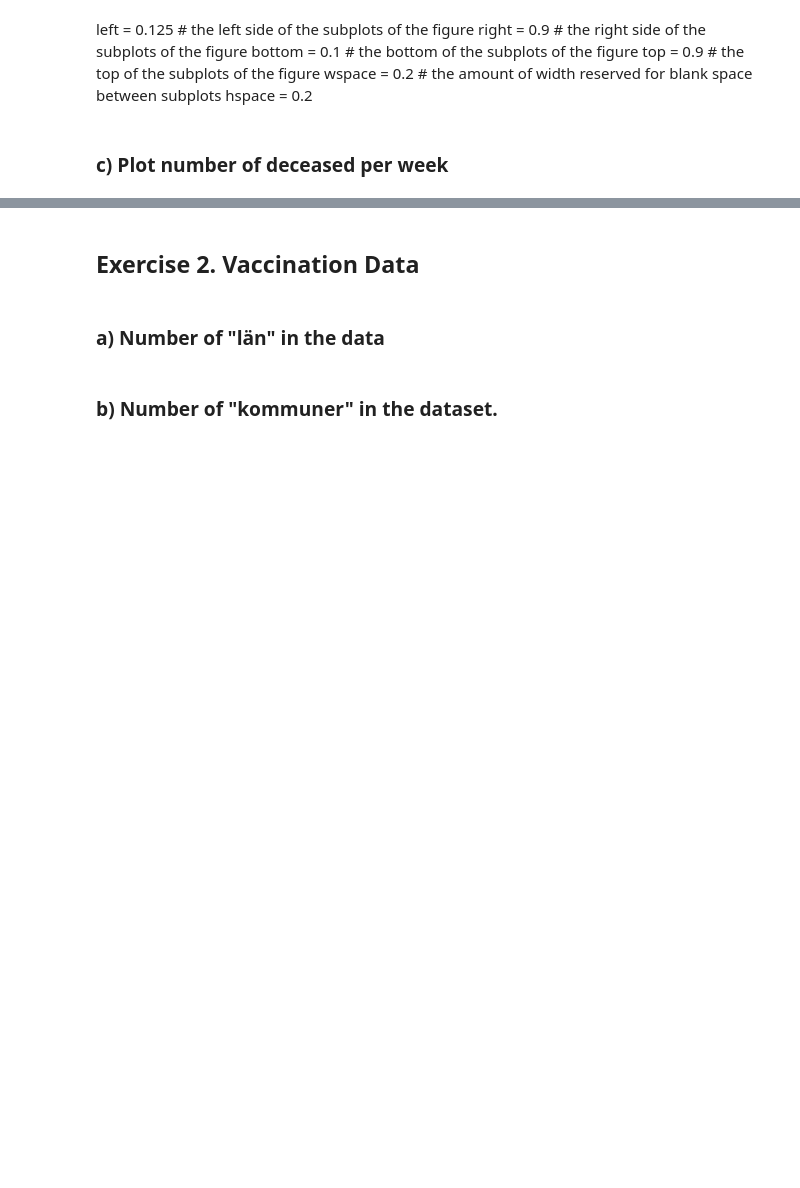
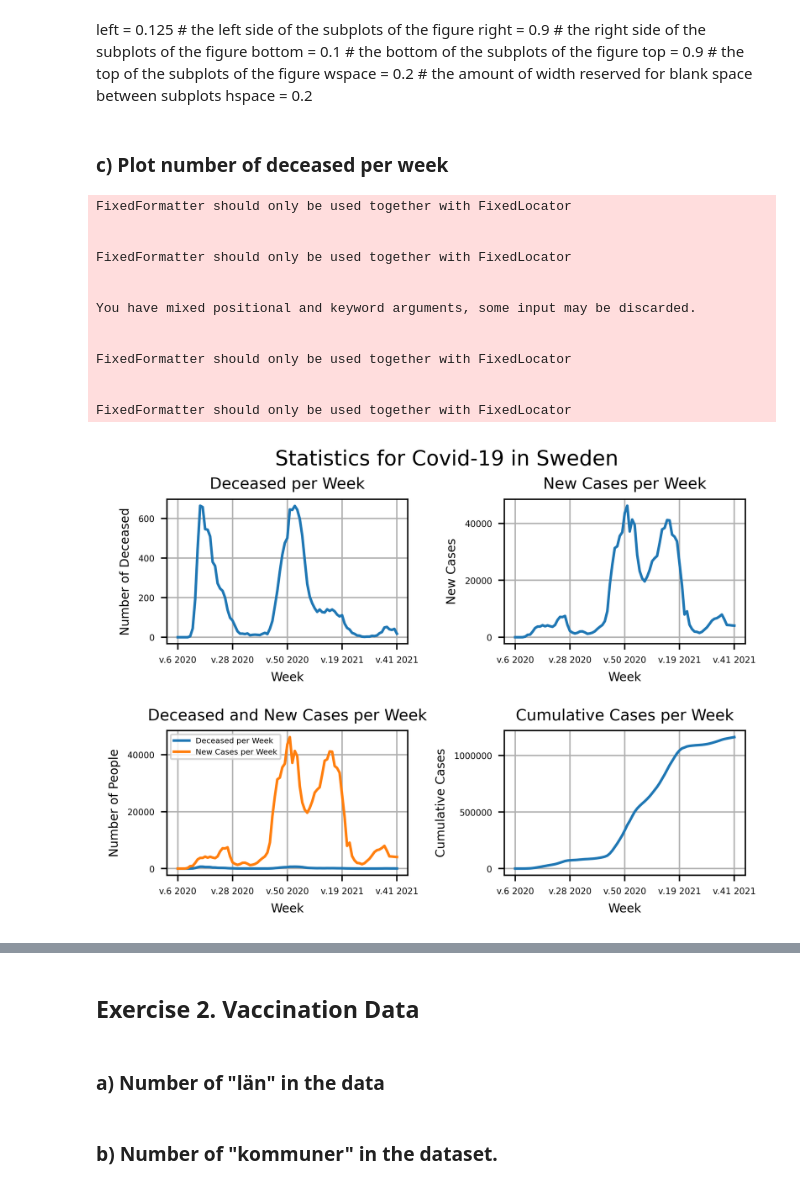
Before and after one commit to Anna-MariaSjolund/Data-Handling-Anna-MariaSjolund, a Jupyter notebook: Labs/Covid-Lab/covid_lab.ipynb, the cells around one changed output, grey strips where cells are left out. Cells and saved outputs as stored; diff of their text form; code cells hidden in the pictures; blank space fills up the shorter version.

Commit message:
Created function for plotly and created plots

```diff
--- a/Labs/Covid-Lab/covid_lab.ipynb
+++ b/Labs/Covid-Lab/covid_lab.ipynb
@@ -23,9 +72,7 @@ covid["år"].value_counts() #The data includes 48 weeks from 2020 and 41 weeks f
 # %% [markdown]
 ### b) Create a "Vecka" column
 # %%
-#covid["veckonummer"] = covid["år"].astype(str) + "v" + covid["veckonummer"].astype(str) #
-#covid = covid.rename({"veckonummer":"Vecka"}, axis=1).drop("år", axis=1)
-covid["Vecka"] = covid["år"].astype(str) + "v" + covid["veckonummer"].astype(str) #
-#covid = covid.rename({"veckonummer":"Vecka"}, axis=1).drop("år", axis=1)
+covid["veckonummer"] = covid["år"].astype(str) + "v" + covid["veckonummer"].astype(str)
+covid = covid.rename({"veckonummer":"Vecka"}, axis=1).drop("år", axis=1)
 
 covid.head()
@@ -41,39 +97,54 @@ hspace = 0.2
 # %% [markdown]
 ### c) Plot number of deceased per week
 # %%
-def adjust_x_and_y(plot:str, title:str, y_label:str) -> None:
+def set_plot_properties_seaborn(plot:str, title:str, y_label:str) -> None:
     '''Adjusts the ticks and changes the labels for the x and y-axis for a plot.'''
 
     plot.set_title(title, size=9)
     plot.set_xticks([0, 22, 44, 66, 88])
     plot.set_xticklabels(["v.6 2020", "v.28 2020", "v.50 2020", "v.19 2021", "v.41 2021"], size=5)
     plot.set_yticklabels(labels=plot.get_yticks().astype(int), size=5)
     plot.set_xlabel("Week", size=7)
     plot.set_ylabel(y_label, size=7)
     plot.grid()
 
 
 #Creates the figure for the subplots
 fig, ax = plt.subplots(2,2, dpi=500, facecolor="white")
 fig.subplots_adjust(wspace= .4, hspace=.6)
 fig.suptitle("Statistics for Covid-19 in Sweden")
 
 #Plots the first subplot
 plot1 = sns.lineplot(data=covid, x="Vecka", y="Antal_avlidna_vecka", ax=ax[0,0])
-adjust_x_and_y(plot1,"Deceased per Week", "Number of Deceased")
+set_plot_properties_seaborn(plot1,"Deceased per Week", "Number of Deceased")
 
 #Plots the second subplot
 plot2 = sns.lineplot(data=covid, x="Vecka", y="Antal_fall_vecka", ax=ax[0,1])
-adjust_x_and_y(plot2, "New Cases per Week", "New Cases")
+set_plot_properties_seaborn(plot2, "New Cases per Week", "New Cases")
 
 #Plots the third subplot
 plot3 = sns.lineplot(data=covid, x="Vecka", y="Antal_avlidna_vecka", ax=ax[1,0])
 plot3 = sns.lineplot(data=covid, x="Vecka", y="Antal_fall_vecka", ax=ax[1,0])
 plot3.legend(["Antal_avlidna_vecka", "Antal_fall_vecka"], labels=["Deceased per Week", "New Cases per Week"], fontsize=4.5, loc="upper left")
-adjust_x_and_y(plot3, "Deceased and New Cases per Week", "Number of People")
+set_plot_properties_seaborn(plot3, "Deceased and New Cases per Week", "Number of People")
 
 #Plots the forth subplot
 plot4 = sns.lineplot(data=covid, x="Vecka", y="Kum_antal_fall", ax=ax[1,1])
-adjust_x_and_y(plot4, "Cumulative Cases per Week", "Cumulative Cases")
+set_plot_properties_seaborn(plot4, "Cumulative Cases per Week", "Cumulative Cases")
 
 plt.savefig("visualiseringar/Statistics_for_Covid-19_in_Sweden.png")
+# %% [output]
+FixedFormatter should only be used together with FixedLocator
+
+
+FixedFormatter should only be used together with FixedLocator
+
+
+You have mixed positional and keyword arguments, some input may be discarded.
+
+
+FixedFormatter should only be used together with FixedLocator
+
+
+FixedFormatter should only be used together with FixedLocator
+[figure, added]
```
Also changed, not shown: parts of 19 cells of this notebook.
